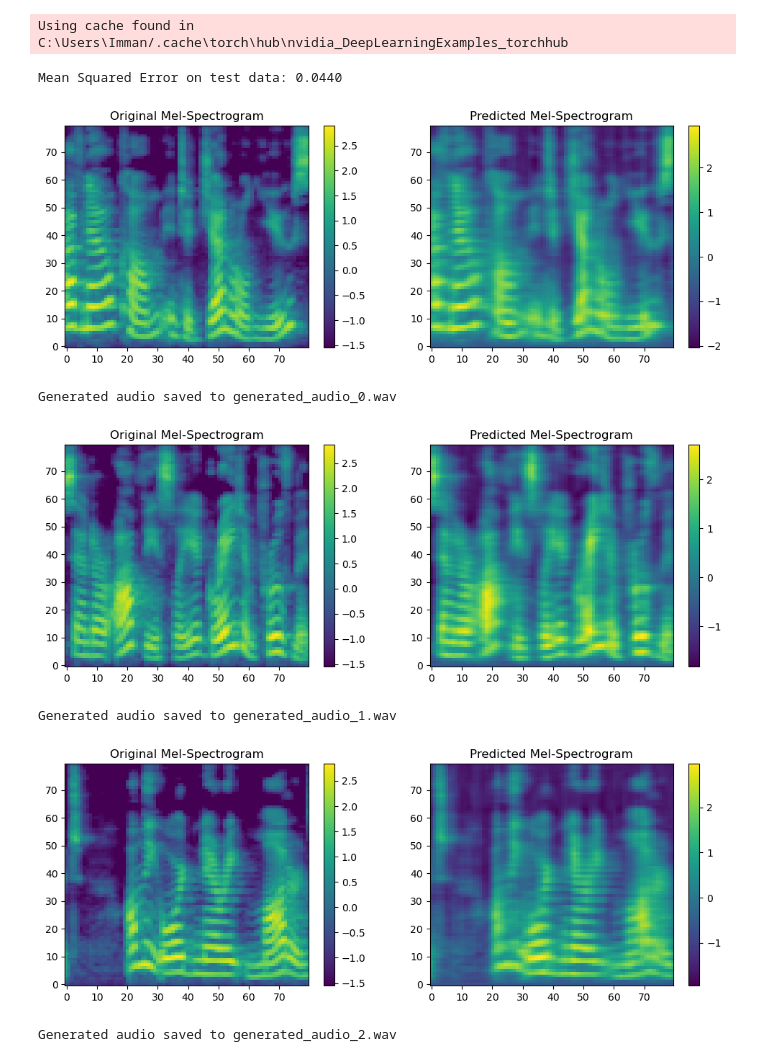
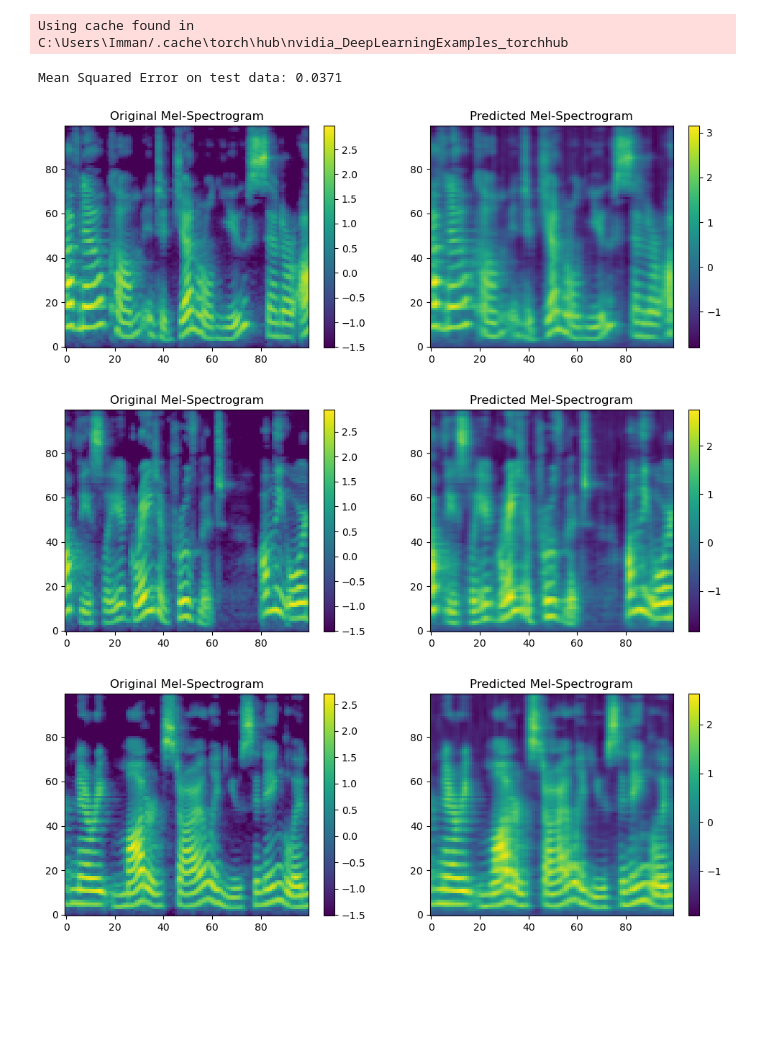
Before and after one commit to Immanuel-Alvaro-Bhirawa/refonte_paribas_ass2, a Jupyter notebook: RP_Ass2.ipynb, the cells around one changed output. Drawn from its saved outputs; the diff is of its cells as text; code cells hidden in the pictures; blank space fills up the shorter version.

```diff
--- a/RP_Ass2.ipynb
+++ b/RP_Ass2.ipynb
@@ -38,12 +20,19 @@ import torch
 audio_files_path = r"C:\Users\Imman\Documents\Internship\Refonte_Paribas\Assignment_2\LJSpeech-1.1\wavs"
 audio_files = [os.path.join(audio_files_path, f) for f in os.listdir(audio_files_path) if f.endswith('.wav')]
 
-def process_audio(file_path):
-    y, sr = librosa.load(file_path, sr=22050)
-    mel_spec = librosa.feature.melspectrogram(y=y, sr=sr, n_mels=80)  # Changed to 80 Mel bins
+# def process_audio(file_path):
+#     y, sr = librosa.load(file_path, sr=22050)
+#     mel_spec = librosa.feature.melspectrogram(y=y, sr=sr, n_mels=80)  # Changed to 80 Mel bins
+#     mel_spec_db = librosa.power_to_db(mel_spec, ref=np.max)
+#     return mel_spec_db
+
+def process_audio(file_path, duration=None):
+    y, sr = librosa.load(file_path, sr=22050, duration=duration)
+    mel_spec = librosa.feature.melspectrogram(y=y, sr=sr, n_mels=100)
     mel_spec_db = librosa.power_to_db(mel_spec, ref=np.max)
     return mel_spec_db
 
+
 mel_specs = [process_audio(file) for file in audio_files[:100]]  # Limit to 100 files for now
 # %%
 # Split the data: 60% for training and 40% for testing
@@ -51,7 +40,7 @@ split_idx = int(len(mel_specs) * 0.95)
 train_mel_specs = mel_specs[:split_idx]
 test_mel_specs = mel_specs[split_idx:]
 # %%
-def create_batches(data, batch_size=2, block_size=80):
+def create_batches(data, batch_size=2, block_size=100):
     data_batches = []
     for i in range(0, len(data), batch_size):
         batch = data[i:i+batch_size]
@@ -59,10 +48,11 @@ def create_batches(data, batch_size=2, block_size=80):
             data_batches.append(batch)
     return data_batches
 
+mel_batches = create_batches(mel_specs)
 train_batches = create_batches(train_mel_specs)
 test_batches = create_batches(test_mel_specs)
 # %%
-def prepare_data(batches, block_size=80):
+def prepare_data(batches, block_size=100):
     inputs, targets = [], []
     for batch in batches:
         for mel_spec in batch:
@@ -83,6 +73,7 @@ def prepare_data(batches, block_size=80):
 
 train_inputs, train_targets = prepare_data(train_batches)
 test_inputs, test_targets = prepare_data(test_batches)
+mel_specs_inputs, mel_specs_targets = prepare_data(mel_batches)
 # %%
 import torch.nn as nn
 
@@ -99,9 +90,9 @@ class ImprovedRNN(nn.Module):
         out = self.fc(out)
         return out
 
-input_size = 80  # number of Mel bins (changed to 80)
+input_size = 100  # number of Mel bins (changed to 80)
 hidden_size = 256  # Increased hidden size
-output_size = 80  # number of Mel bins (changed to 80)
+output_size = 100  # number of Mel bins (changed to 80)
 num_layers = 3  # Added more layers
 
 model = ImprovedRNN(input_size, hidden_size, output_size, num_layers)
@@ -257,7 +269,7 @@ tensor([[[-0.8847, -0.6703, -0.7627,  ..., -1.1861, -1.1486, -1.1046],
 import torch
 import torchaudio
 from scipy.io.wavfile import write
-    import matplotlib.pyplot as plt
+import matplotlib.pyplot as plt
 
 # Load the pretrained WaveGlow model
 waveglow = torch.hub.load('nvidia/DeepLearningExamples:torchhub', 'nvidia_waveglow')
@@ -273,44 +285,41 @@ def mel_to_audio(mel_spec, waveglow_model, sigma=1.0):
     return audio
 
 # Evaluate model and convert Mel-spectrograms to audio
 model.eval()  # Set the model to evaluation mode
 
 with torch.no_grad():  # Disable gradient calculation for evaluation
     test_outputs = model(test_inputs)
     mse = criterion(test_outputs, test_targets).item()
     print(f'Mean Squared Error on test data: {mse:.4f}')
 
     # Convert a few Mel-spectrograms to audio for listening
     num_examples = 3
     for i in range(num_examples):
         plt.figure(figsize=(12, 4))
 
         plt.subplot(1, 2, 1)
         plt.title('Original Mel-Spectrogram')
         plt.imshow(test_targets[i].cpu().numpy(), aspect='auto', origin='lower')
         plt.colorbar()
 
         plt.subplot(1, 2, 2)
         plt.title('Predicted Mel-Spectrogram')
         plt.imshow(test_outputs[i].cpu().numpy(), aspect='auto', origin='lower')
         plt.colorbar()
 
         plt.show()
 
-        # Convert predicted Mel-spectrogram to audio
-        predicted_mel_spec = test_outputs[i].cpu().numpy()
-        generated_audio = mel_to_audio(predicted_mel_spec, waveglow)
+        # # Convert predicted Mel-spectrogram to audio
+        # predicted_mel_spec = test_outputs[i].cpu().numpy()
+        # generated_audio = mel_to_audio(predicted_mel_spec, waveglow)
 
-        # Save the generated audio to a file
-        output_path = f'generated_audio_{i}.wav'
-        write(output_path, 22050, generated_audio.squeeze())
-        print(f'Generated audio saved to {output_path}')
+        # # Save the generated audio to a file
+        # output_path = f'generated_audio_{i}.wav'
+        # write(output_path, 22050, generated_audio.squeeze())
+        # print(f'Generated audio saved to {output_path}')
 # %% [output]
 Using cache found in C:\Users\Imman/.cache\torch\hub\nvidia_DeepLearningExamples_torchhub
-Mean Squared Error on test data: 0.0440
+Mean Squared Error on test data: 0.0371
-[figure, old version]
+[figure, new version]
-Generated audio saved to generated_audio_0.wav
-[figure, old version]
+[figure, new version]
-Generated audio saved to generated_audio_1.wav
-[figure, old version]
+[figure, new version]
-Generated audio saved to generated_audio_2.wav
```
Also changed, not shown: parts of 6 cells of this notebook, 1 other file.
